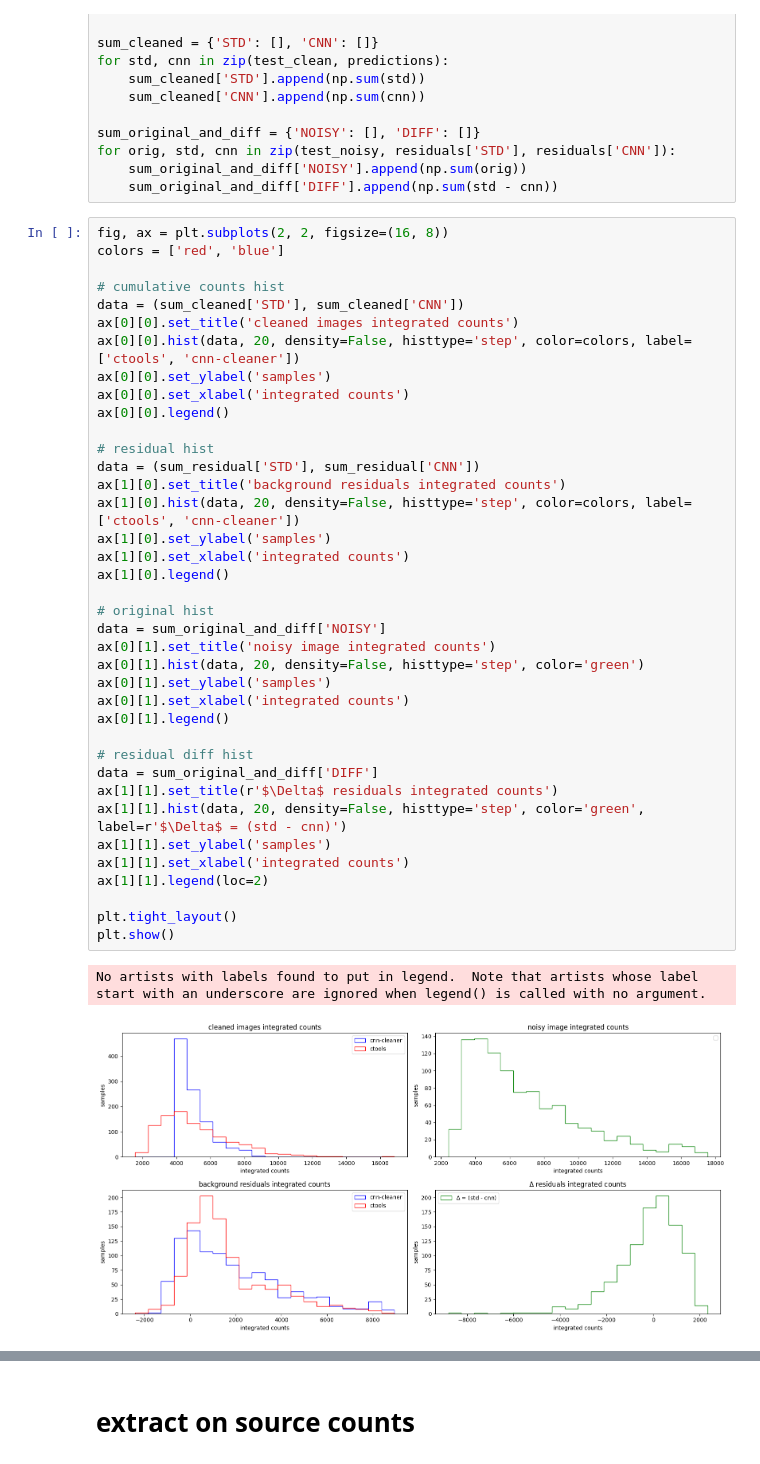
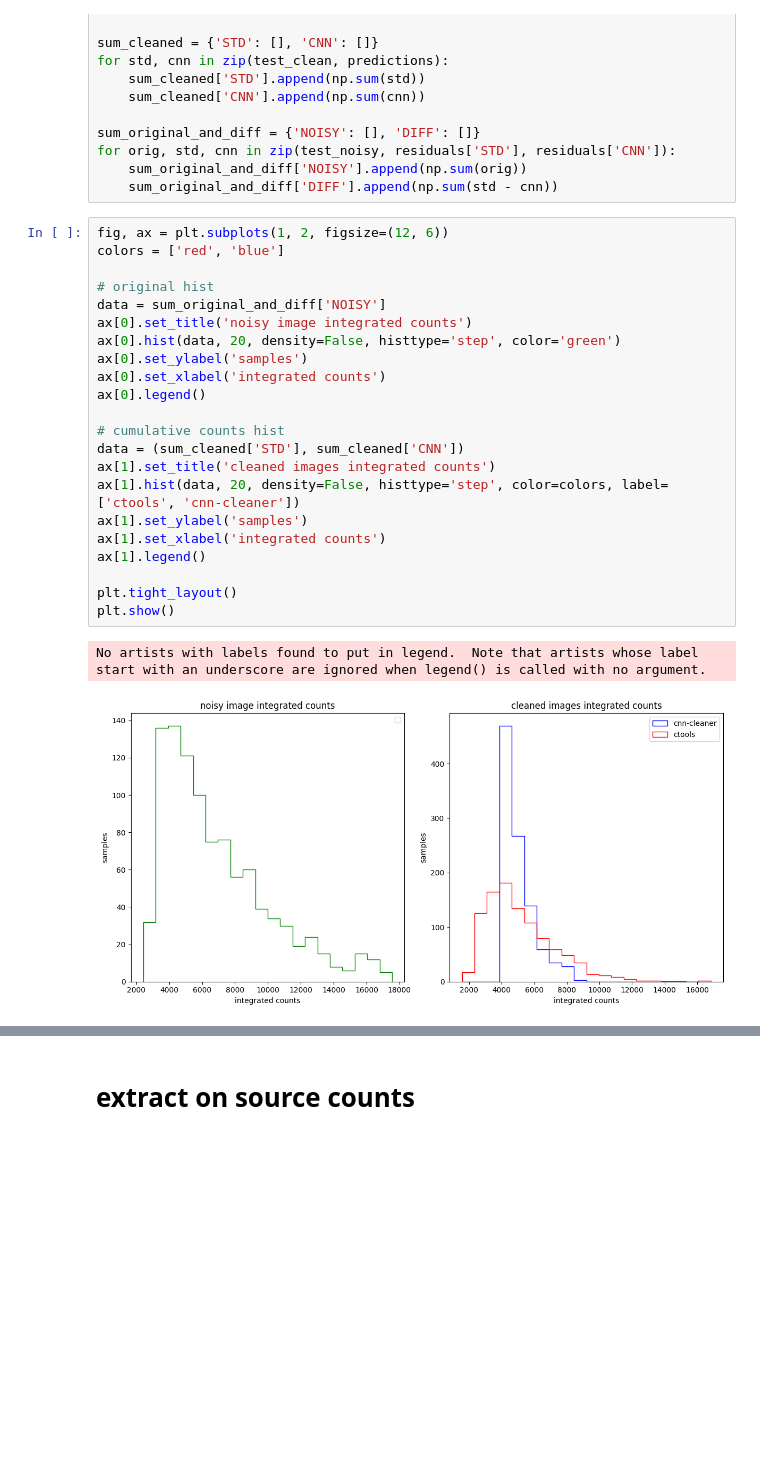
Before and after one commit to ambra-dipiano/astroAI, a Jupyter notebook: astroai/notebooks/cnn-cleaner.ipynb, the cells around one changed output, grey strips where cells are left out. Saved outputs shown, nothing was run; the diff lists cells and outputs as text; blank space fills up the shorter version.

```diff
--- a/astroai/notebooks/cnn-cleaner.ipynb
+++ b/astroai/notebooks/cnn-cleaner.ipynb
@@ -290,43 +269,27 @@ for orig, std, cnn in zip(test_noisy, residuals['STD'], residuals['CNN']):
     sum_original_and_diff['NOISY'].append(np.sum(orig))
     sum_original_and_diff['DIFF'].append(np.sum(std - cnn))
 # %%
-fig, ax = plt.subplots(2, 2, figsize=(16, 8))
+fig, ax = plt.subplots(1, 2, figsize=(12, 6))
 colors = ['red', 'blue']
+
+# original hist
+data = sum_original_and_diff['NOISY']
+ax[0].set_title('noisy image integrated counts')
+ax[0].hist(data, 20, density=False, histtype='step', color='green')
+ax[0].set_ylabel('samples')
+ax[0].set_xlabel('integrated counts')
+ax[0].legend()
 
 # cumulative counts hist
 data = (sum_cleaned['STD'], sum_cleaned['CNN'])
-ax[0][0].set_title('cleaned images integrated counts')
-ax[0][0].hist(data, 20, density=False, histtype='step', color=colors, label=['ctools', 'cnn-cleaner'])
-ax[0][0].set_ylabel('samples')
-ax[0][0].set_xlabel('integrated counts')
-ax[0][0].legend()
-
-# residual hist
-data = (sum_residual['STD'], sum_residual['CNN'])
-ax[1][0].set_title('background residuals integrated counts')
-ax[1][0].hist(data, 20, density=False, histtype='step', color=colors, label=['ctools', 'cnn-cleaner'])
-ax[1][0].set_ylabel('samples')
-ax[1][0].set_xlabel('integrated counts')
-ax[1][0].legend()
-
-# original hist
-data = sum_original_and_diff['NOISY']
-ax[0][1].set_title('noisy image integrated counts')
-ax[0][1].hist(data, 20, density=False, histtype='step', color='green')
-ax[0][1].set_ylabel('samples')
-ax[0][1].set_xlabel('integrated counts')
-ax[0][1].legend()
-
-# residual diff hist
-data = sum_original_and_diff['DIFF']
-ax[1][1].set_title(r'$\Delta$ residuals integrated counts')
-ax[1][1].hist(data, 20, density=False, histtype='step', color='green', label=r'$\Delta$ = (std - cnn)')
-ax[1][1].set_ylabel('samples')
-ax[1][1].set_xlabel('integrated counts')
-ax[1][1].legend(loc=2)
+ax[1].set_title('cleaned images integrated counts')
+ax[1].hist(data, 20, density=False, histtype='step', color=colors, label=['ctools', 'cnn-cleaner'])
+ax[1].set_ylabel('samples')
+ax[1].set_xlabel('integrated counts')
+ax[1].legend()
 
 plt.tight_layout()
 plt.show()
 # %% [output]
 No artists with labels found to put in legend.  Note that artists whose label start with an underscore are ignored when legend() is called with no argument.
-[figure, old version]
+[figure, new version]
```
Also changed, not shown: parts of 17 cells of this notebook, 1 other file.
